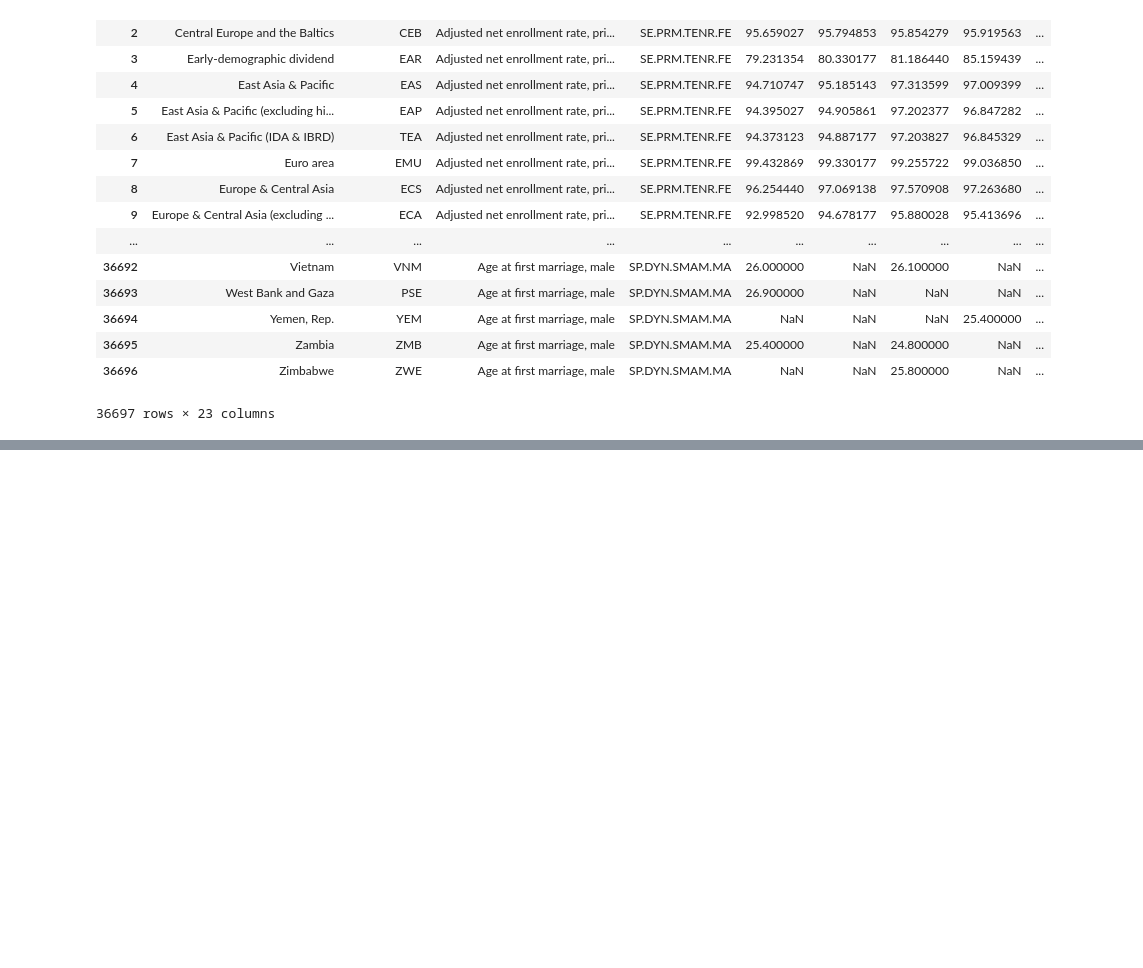
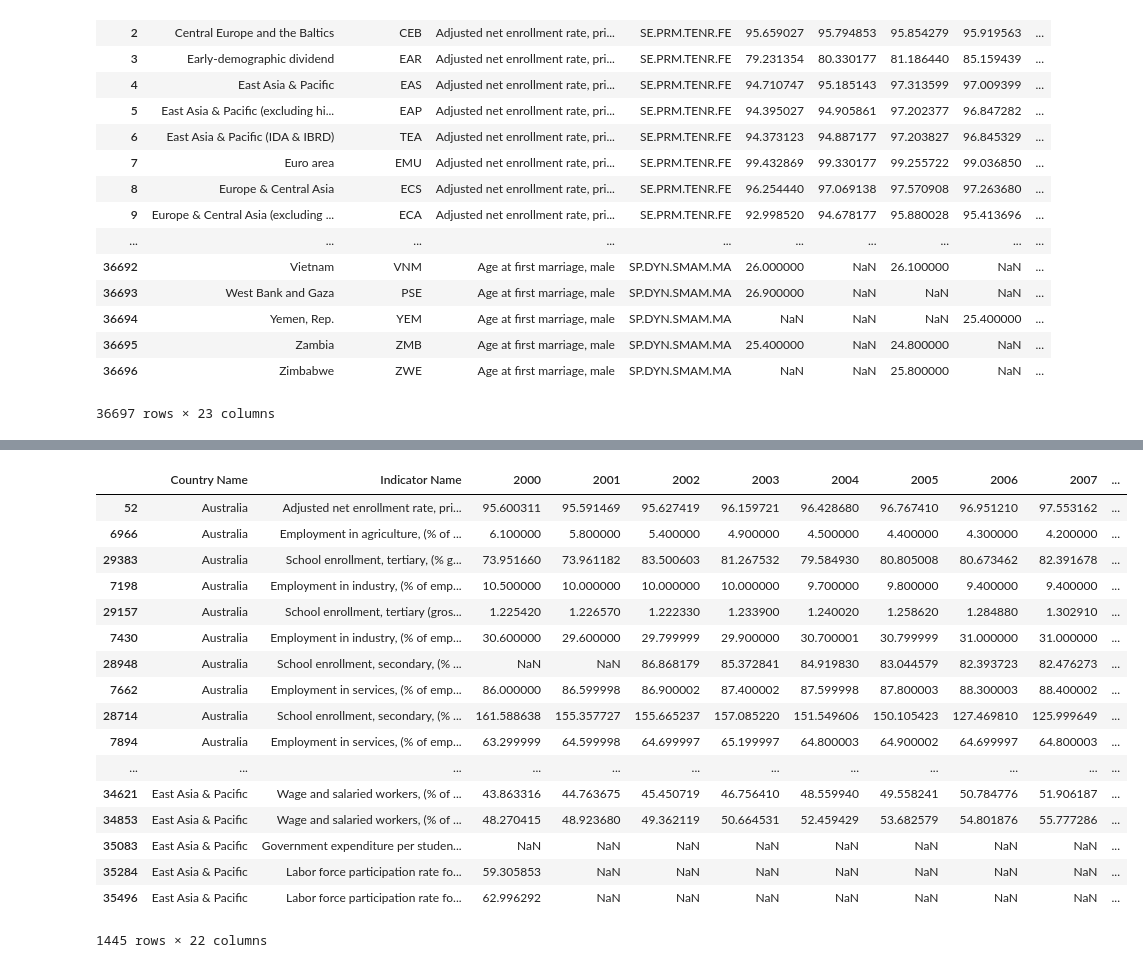
Before and after one commit to dipikabaad/GenderStatViz, a Jupyter notebook: second step jw.ipynb, the cells around one changed output, grey strips where cells are left out. Drawn from its saved outputs; the diff is of its cells as text; code cells hidden in the pictures; blank space fills up the shorter version.

```diff
--- a/second step jw.ipynb
+++ b/second step jw.ipynb
@@ -38,0 +64,12 @@ data_main_countries.to_csv('data main countries.csv')
+# %%
+region = pd.read_csv('159 indicators for all the countries 2000 to 2016.csv')
+eap = region[(region['Country Name'] == 'China') | (region['Country Name'] == 'Japan') |
+               (region['Country Name'] == 'Vietnam') |  (region['Country Name'] == 'Korea, Dem. People\'s Rep.') |
+               (region['Country Name'] == 'Korea, Rep.') | (region['Country Name'] == 'Philippines') |
+               (region['Country Name'] == 'Australia') | (region['Country Name'] == 'New Zealand') |
+               (region['Country Name'] == 'Singapore')]
+# region_countries = ['China', 'Japan', 'Vietnam', ]
+eap.drop(columns = {'Unnamed: 0', 'Country Code', 'Indicator Code'}, inplace = True)
+eap.sort_values(by = 'Country Name', inplace = True)
+# eap.set_index('Indicator Name', inplace = True)
+eap = eap.append(East_Asia_Pacific)
@@ -38,0 +85,37 @@ data_main_countries.to_csv('data main countries.csv')
+# %%
+# eap['gender'] = []
+def uni_gender(data):
+    for index, row in data.iterrows():
+        if ', male ' in row['Indicator Name']:
+            data.set_value(index, 'Indicator Name', row['Indicator Name'].replace('male', ' '))
+            data.set_value(index, 'Gender', 'M')
+        elif ', female ' in row['Indicator Name']:
+            data.set_value(index, 'Indicator Name', row['Indicator Name'].replace('female', ' '))
+            data.set_value(index, 'Gender', 'F')
+        else:
+            data.set_value(index, 'Gender', 'N')
+    return data
+eap = uni_gender(eap)
+eap.sort_values(by = 'Indicator Name')
+# eap = eap.T
+
+eap
+# %% [output]
+|  | Country Name | Indicator Name | 2000 | 2001 | 2002 | 2003 | 2004 | 2005 | 2006 | 2007 | ... |
+| 52 | Australia | Adjusted net enrollment rate, pri... | 95.600311 | 95.591469 | 95.627419 | 96.159721 | 96.428680 | 96.767410 | 96.951210 | 97.553162 | ... |
+| 6966 | Australia | Employment in agriculture, (% of ... | 6.100000 | 5.800000 | 5.400000 | 4.900000 | 4.500000 | 4.400000 | 4.300000 | 4.200000 | ... |
+| 29383 | Australia | School enrollment, tertiary, (% g... | 73.951660 | 73.961182 | 83.500603 | 81.267532 | 79.584930 | 80.805008 | 80.673462 | 82.391678 | ... |
+| 7198 | Australia | Employment in industry, (% of emp... | 10.500000 | 10.000000 | 10.000000 | 10.000000 | 9.700000 | 9.800000 | 9.400000 | 9.400000 | ... |
+| 29157 | Australia | School enrollment, tertiary (gros... | 1.225420 | 1.226570 | 1.222330 | 1.233900 | 1.240020 | 1.258620 | 1.284880 | 1.302910 | ... |
+| 7430 | Australia | Employment in industry, (% of emp... | 30.600000 | 29.600000 | 29.799999 | 29.900000 | 30.700001 | 30.799999 | 31.000000 | 31.000000 | ... |
+| 28948 | Australia | School enrollment, secondary, (% ... | NaN | NaN | 86.868179 | 85.372841 | 84.919830 | 83.044579 | 82.393723 | 82.476273 | ... |
+| 7662 | Australia | Employment in services, (% of emp... | 86.000000 | 86.599998 | 86.900002 | 87.400002 | 87.599998 | 87.800003 | 88.300003 | 88.400002 | ... |
+| 28714 | Australia | School enrollment, secondary, (% ... | 161.588638 | 155.357727 | 155.665237 | 157.085220 | 151.549606 | 150.105423 | 127.469810 | 125.999649 | ... |
+| 7894 | Australia | Employment in services, (% of emp... | 63.299999 | 64.599998 | 64.699997 | 65.199997 | 64.800003 | 64.900002 | 64.699997 | 64.800003 | ... |
+| ... | ... | ... | ... | ... | ... | ... | ... | ... | ... | ... | ... |
+| 34621 | East Asia & Pacific | Wage and salaried workers, (% of ... | 43.863316 | 44.763675 | 45.450719 | 46.756410 | 48.559940 | 49.558241 | 50.784776 | 51.906187 | ... |
+| 34853 | East Asia & Pacific | Wage and salaried workers, (% of ... | 48.270415 | 48.923680 | 49.362119 | 50.664531 | 52.459429 | 53.682579 | 54.801876 | 55.777286 | ... |
+| 35083 | East Asia & Pacific | Government expenditure per studen... | NaN | NaN | NaN | NaN | NaN | NaN | NaN | NaN | ... |
+| 35284 | East Asia & Pacific | Labor force participation rate fo... | 59.305853 | NaN | NaN | NaN | NaN | NaN | NaN | NaN | ... |
+| 35496 | East Asia & Pacific | Labor force participation rate fo... | 62.996292 | NaN | NaN | NaN | NaN | NaN | NaN | NaN | ... |
+1445 rows × 22 columns
```
Also changed, not shown: parts of 6 cells of this notebook, 7 other files.
